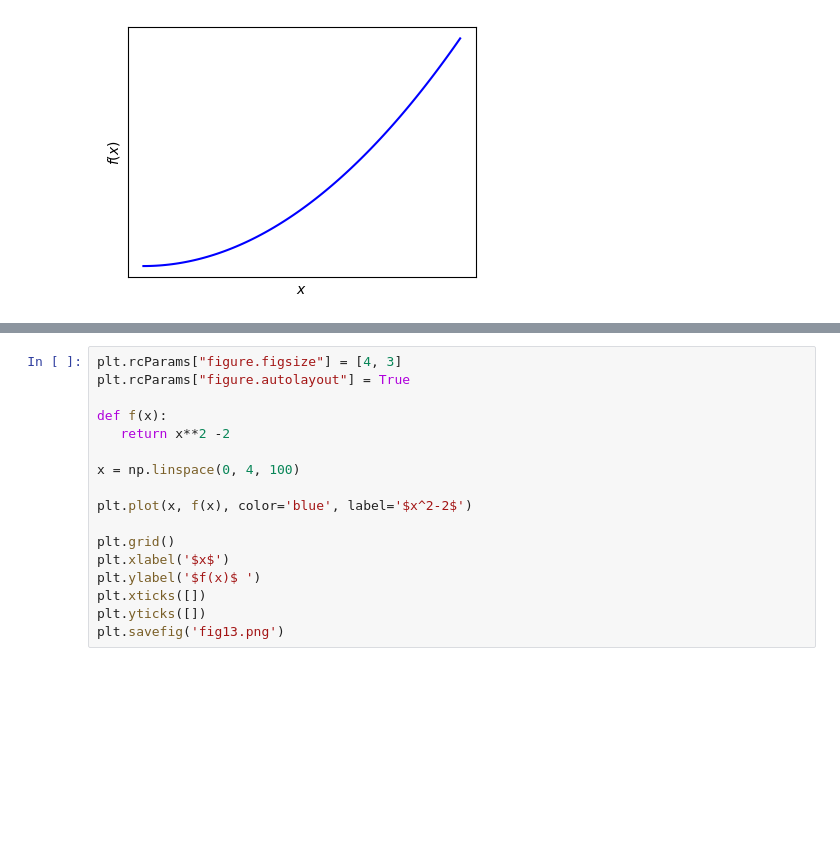
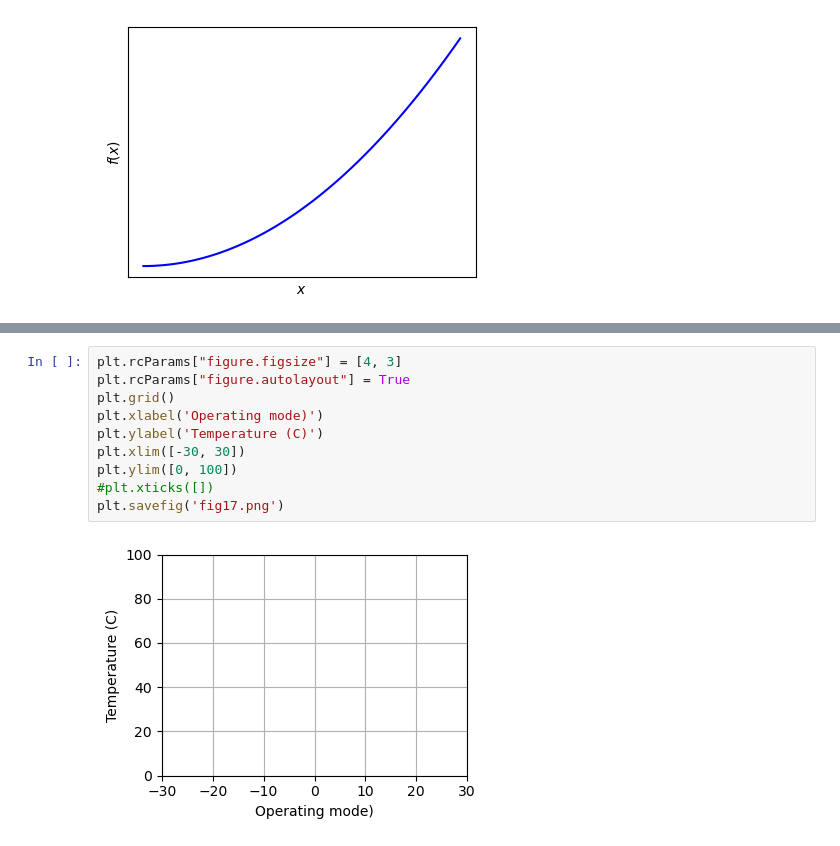
Before and after one commit to martavp/integrated-energy-grids, a Jupyter notebook: Lectures/Drawings_lectures.ipynb, the cells around one changed output, grey strips where cells are left out. Drawn from its saved outputs; the diff is of its cells as text; blank space fills up the shorter version.

```diff
--- a/Lectures/Drawings_lectures.ipynb
+++ b/Lectures/Drawings_lectures.ipynb
@@ -277,17 +322,12 @@ plt.savefig('fig13.png')
 # %%
 plt.rcParams["figure.figsize"] = [4, 3]
 plt.rcParams["figure.autolayout"] = True
-
-def f(x):
-   return x**2 -2
-
-x = np.linspace(0, 4, 100)
-
-plt.plot(x, f(x), color='blue', label='$x^2-2$')
-
 plt.grid()
-plt.xlabel('$x$')
-plt.ylabel('$f(x)$ ')
-plt.xticks([])
-plt.yticks([])
-plt.savefig('fig13.png')
+plt.xlabel('Operating mode)')
+plt.ylabel('Temperature (C)')
+plt.xlim([-30, 30])
+plt.ylim([0, 100])
+#plt.xticks([])
+plt.savefig('fig17.png')
+# %% [output]
+[figure, added]
```
Also changed, not shown: parts of 3 cells of this notebook, 2 other files.
